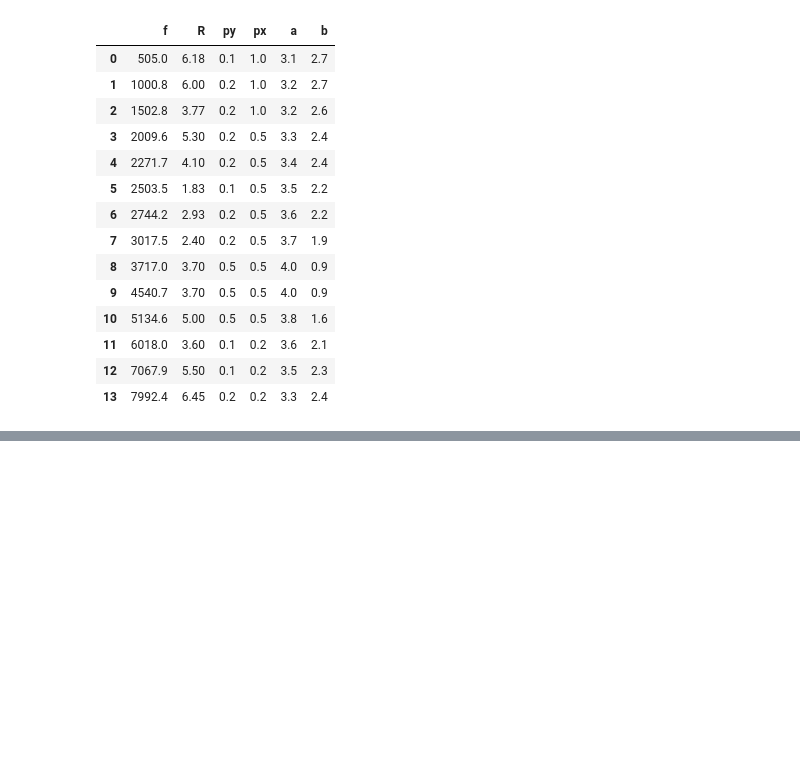
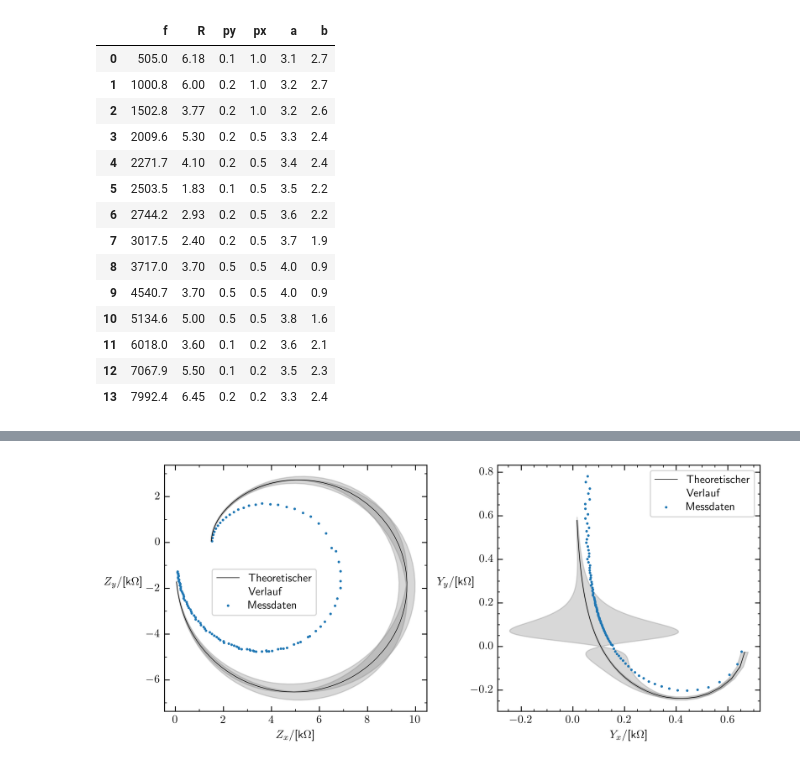
Before and after one commit to ChriGomm/Praktikum2, a Jupyter notebook: RE/re.ipynb, the cells around one changed output, grey strips where cells are left out. Cells and saved outputs as stored; diff of their text form; code cells hidden in the pictures; blank space fills up the shorter version.

```diff
--- a/RE/re.ipynb
+++ b/RE/re.ipynb
@@ -457,0 +482,66 @@ i:  32  end:  109
+# %%
+tickp = TickProperties(SZX=False,SZY=False,\
+                       xtick_step_major=2,\
+                        xtick_step_minor=1,\
+                            ytick_step_major=2,\
+                                ytick_step_minor=1)
+setup = Setup_Fig(name_of_plot='digital_par2_zpolar.pdf',tickp=tickp)
+plot_dim = (-0.5, 60.5, 60.5, -0.5)
+setup.fig_width= 24*cm
+setup.fig_height=10*cm #29.1*cm
+# phi_func = phi_par1
+# phi_err = phi_par1_std
+# z_func = zpar1
+# z_err = zpar1_std
+# phi2 = phi2/180*np.pi
+# omg = np.linspace(omg[0],omg[len(omg)-1],2000)
+fig, ax = setup.return_fig(shape=(1,2),dots_per_inch=600)
+zx_t = z_func(omg,L,C,R)*np.cos(phi_func(omg,L,C,R))
+zy_t = z_func(omg,L,C,R)*np.sin(phi_func(omg,L,C,R))
+zx_err = np.sqrt((z_err(omg,L,C,R)*np.cos(phi_func(omg,L,C,R)))**2+(zy_t*phi_err(omg,L,C,R))**2)
+zy_err = np.sqrt((z_err(omg,L,C,R)*np.sin(phi_func(omg,L,C,R)))**2+(zx_t*phi_err(omg,L,C,R))**2)
+yx_t = 1/z_func(omg,L,C,R)*np.cos(-phi_func(omg,L,C,R))
+yy_t = 1/z_func(omg,L,C,R)*np.sin(-phi_func(omg,L,C,R))
+yx_err = np.sqrt((z_err(omg,L,C,R)*np.cos(phi_func(omg,L,C,R))/z_func(omg,L,C,R)**2)**2+(zy_t*phi_err(omg,L,C,R))**2)
+yy_err = np.sqrt((z_err(omg,L,C,R)*np.sin(phi_func(omg,L,C,R))/z_func(omg,L,C,R)**2)**2+(yx_t*phi_err(omg,L,C,R))**2)
+zx = z*np.cos(phi2)
+zy = z*np.sin(phi2)
+yx = 1/z*np.cos(-phi2)
+yy = 1/z*np.sin(-phi2)
+
+
+# fig , ax = plt.subplots(1,2)
+
+line01 = ax[0].plot(zx_t,zy_t,linewidth=0.5,color='0')
+
+ax[0].fill_between(zx_t,zy_t-2*zy_err,zy_t+2*zy_err,alpha=0.3,interpolate=True,color='0.5')
+ax[0].fill_betweenx(zy_t,zx_t-2*zx_err,zx_t+2*zx_err,alpha=0.3,interpolate=True,color='0.5')
+line02 = ax[0].scatter(zx,zy,s=msize)
+# line02 = ax[0].errorbar(f/1000,zmode(df['R'],df['px'],df['py']),yerr=2*zstd(df['R'],df['px'],df['py']),barsabove=True,fmt='o',markersize=2,capsize=3,elinewidth=1)
+# plt.plot(omg/np.pi/2,zreihe(omg,L,C,R)+2*zrstd(omg,L,C,R))
+ax[0].set_ylabel(r'$Z_y$/[k$\Omega$]',rotation=0,labelpad=20)
+ax[0].set_xlabel(r'$Z_x$/[k$\Omega$]')
+ax[0].legend([line01[0],line02],[r'\,\\Theoretischer \\Verlauf',r'Messdaten'],bbox_to_anchor=(0.1, 0.1, 0.5, 0.5))
+mid = len(f)//2+1
+end = len(f)
+
+line11 = ax[1].plot(yx_t,yy_t,linewidth=0.5,color='0')
+ax[1].fill_between(yx_t,yy_t-2*yy_err,yy_t+2*yy_err,alpha=0.3,color='0.5')
+ax[1].fill_betweenx(yy_t,yx_t-2*yx_err,yx_t+2*yx_err,alpha=0.3,color='0.5')
+# f_ex, a , b = df.loc[0:mid,'f'], df.loc[0:mid,'a'], df.loc[0:mid,'b']
+line12 = ax[1].scatter(yx,yy,s=msize)
+# f_ex2, a2 , b2 = df.loc[mid+1:end,'f'], df.loc[mid+1:end,'a'], df.loc[mid+1:end,'b']
+# ax[1].scatter(f_ex2/1000,phi1,color='tab:blue',s=msize)
+ax[1].yaxis.set_major_locator(plt.MultipleLocator(0.2))
+ax[1].yaxis.set_minor_locator(plt.MultipleLocator(0.05))
+ax[1].xaxis.set_major_locator(plt.MultipleLocator(0.2))
+ax[1].xaxis.set_minor_locator(plt.MultipleLocator(0.05))
+ax[1].set_ylabel(r'$Y_y$/[k$\Omega$]',rotation=0,labelpad=13)
+ax[1].set_xlabel(r'$Y_x$/[k$\Omega$]')
+ax[1].legend([line11[0],line12],[r'\,\\Theoretischer \\Verlauf',r'Messdaten'])#,bbox_to_anchor=(0.3, 0.25, 0.5, 0.5))
+plt.subplots_adjust(wspace=0.27)
+# ax[1].yaxis.set_major_formatter(plt.FuncFormatter(multiple_formatter()))
+# plt.savefig("/home/christian/Documents/Praktikum/RE/pictures/"+setup.name_of_plot)
+plt.show()
+# %% [output]
+[figure, added]
```
Also changed, not shown: parts of 7 cells of this notebook, 27 other files.
